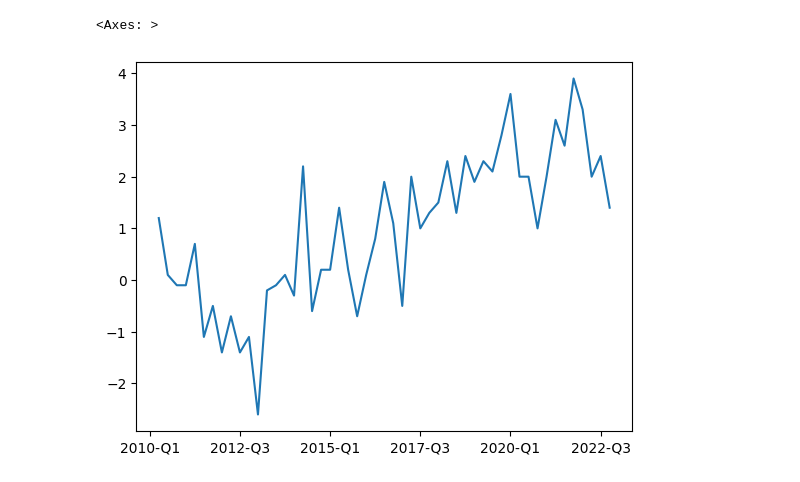
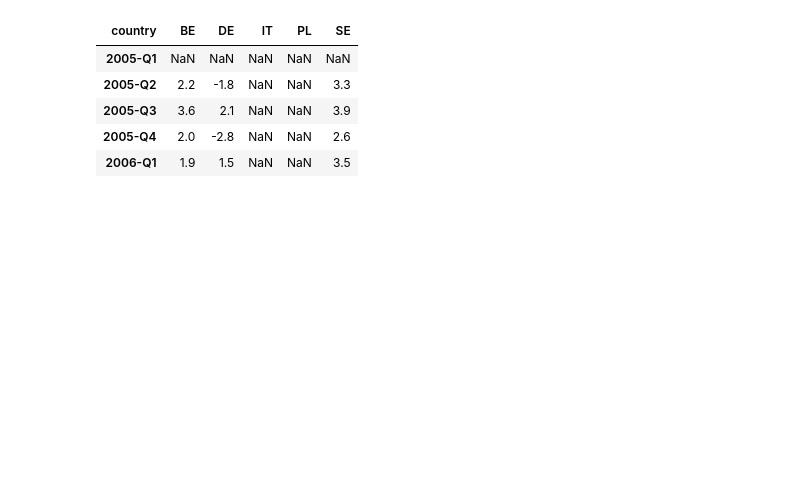
Before and after one commit to Staneesh/almost-philosophy, a Jupyter notebook: notebooks/exploring-data.ipynb, the cells around one changed output. Cells and saved outputs as stored; diff of their text form; code cells hidden in the pictures; blank space fills up the shorter version.

```diff
--- a/notebooks/exploring-data.ipynb
+++ b/notebooks/exploring-data.ipynb
@@ -33,7 +38,12 @@ hpi_pl.head()
-# %%
-# Create a series from the first element using columns corresponding to time periods, hence [4:]
-hpi_pl_series = pd.Series( hpi_pl.iloc[0].iloc[4:] )
-hpi_pl_series.plot()
-# %% [output]
-<Axes: >
-[figure, removed]
+# %%
+hpi = hpi.iloc[:,3:]
+hpi = hpi.rename(columns={hpi.columns[0] : 'country'})
+hpi = hpi.set_index('country', drop=True).T
+hpi.head()
+# %% [output]
+| country | BE | DE | IT | PL | SE |
+| 2005-Q1 | NaN | NaN | NaN | NaN | NaN |
+| 2005-Q2 | 2.2 | -1.8 | NaN | NaN | 3.3 |
+| 2005-Q3 | 3.6 | 2.1 | NaN | NaN | 3.9 |
+| 2005-Q4 | 2.0 | -2.8 | NaN | NaN | 2.6 |
+| 2006-Q1 | 1.9 | 1.5 | NaN | NaN | 3.5 |
```
Also changed, not shown: parts of 3 cells of this notebook.
